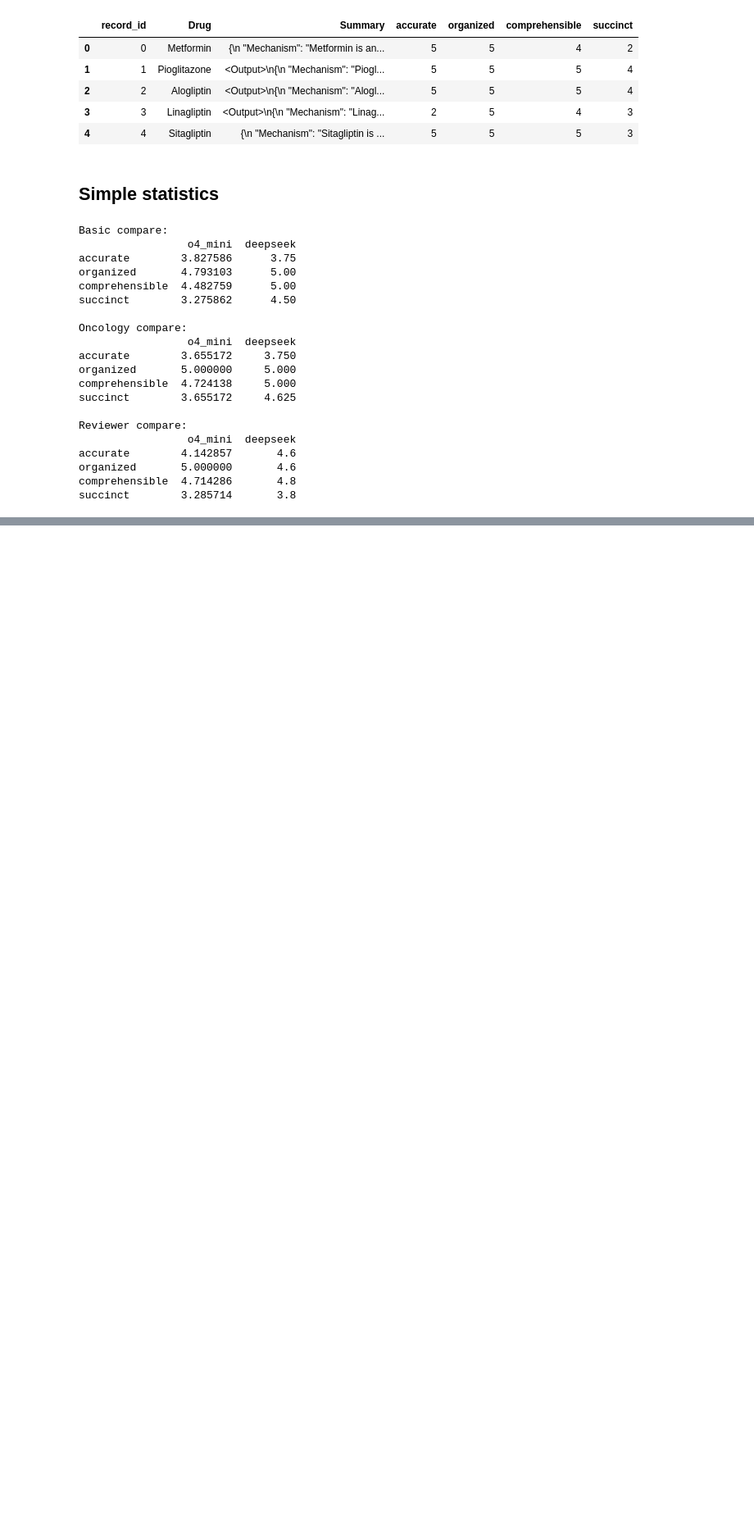
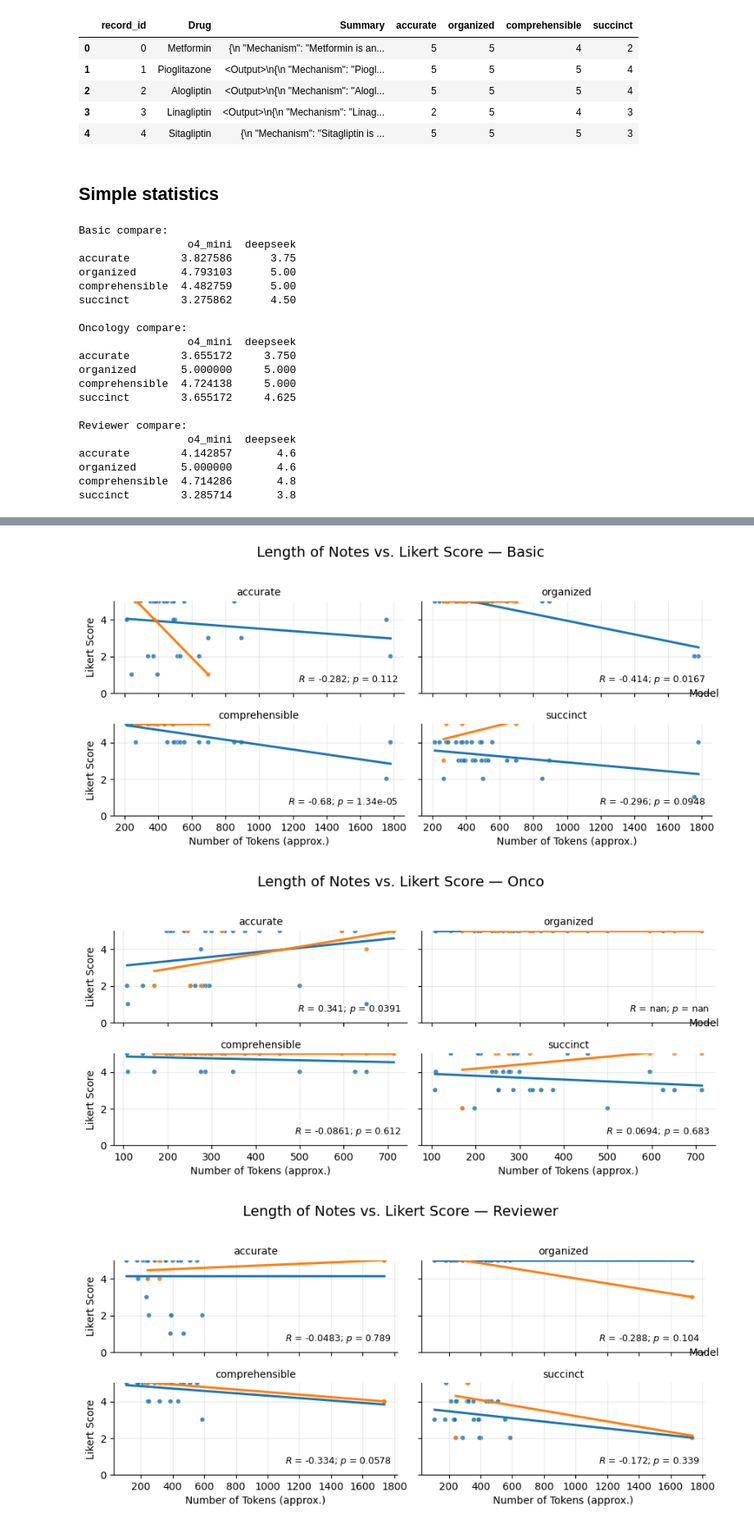
Before and after one commit to loser564/drug-repurposing-codebase, a Jupyter notebook: PART4_LLM_AS_A_JUDGE/P4-4_visualisations.ipynb, the cells around one changed output, grey strips where cells are left out. Shown at 82% size. Cells and saved outputs as stored; diff of their text form; code cells hidden in the pictures; blank space fills up the shorter version.

Commit message:
add visualisations for llm-as-a-judge

```diff
--- a/PART4_LLM_AS_A_JUDGE/P4-4_visualisations.ipynb
+++ b/PART4_LLM_AS_A_JUDGE/P4-4_visualisations.ipynb
@@ -174,0 +149,17 @@ plt.show()
+# %%
+def add_token_len(df, text_col="Summary"):
+    # safe string + approximate tokens
+    s = df[text_col].fillna("").astype(str)
+    df = df.copy()
+    df["n_tokens"] = (s.str.len() / 4).round().astype(int)
+    return df
+
+
+o4_mini_basic = add_token_len(o4_mini_basic)
+deepseek_basic = add_token_len(deepseek_basic)
+
+o4_mini_onco = add_token_len(o4_mini_onco)
+deepseek_onco = add_token_len(deepseek_onco)
+
+o4_mini_reviewer = add_token_len(o4_mini_reviewer)
+deepseek_reviewer = add_token_len(deepseek_reviewer)
@@ -174,0 +189,59 @@ plt.show()
+# %%
+import matplotlib.pyplot as plt
+import seaborn as sns
+from scipy.stats import spearmanr
+
+def plot_tokens_vs_score_by_dataset(plot_df, dataset_name):
+    df = plot_df[plot_df["Dataset"] == dataset_name].copy()
+    metrics = ["accurate", "organized", "comprehensible", "succinct"]
+
+    g = sns.FacetGrid(
+        df, col="Metric", col_wrap=2, height=2.1, aspect=2.0,
+        sharex=True, sharey=True
+    )
+
+    def panel(data, **kws):
+        ax = plt.gca()
+        # scatter by model
+        sns.scatterplot(
+            data=data, x="n_tokens", y="Score",
+            hue="Model", alpha=0.85, s=22, ax=ax, legend=False
+        )
+        # regression lines per model
+        for model in data["Model"].unique():
+            sub = data[data["Model"] == model]
+            sns.regplot(
+                data=sub, x="n_tokens", y="Score",
+                scatter=False, ci=None, ax=ax
+            )
+
+        # spearman on pooled points (matches many papers)
+        rho, p = spearmanr(data["n_tokens"], data["Score"], nan_policy="omit")
+        ax.text(
+            0.98, 0.08, f"$R$ = {rho:.3g}; $p$ = {p:.3g}",
+            transform=ax.transAxes, ha="right", va="bottom", fontsize=9
+        )
+        ax.set_ylim(0, 5)
+        ax.grid(True, alpha=0.25)
+
+    g.map_dataframe(panel)
+    g.set_axis_labels("Number of Tokens (approx.)", "Likert Score")
+    g.set_titles("{col_name}")
+    g.fig.suptitle(f"Length of Notes vs. Likert Score — {dataset_name}", y=1.02, fontsize=14)
+
+    # add a single legend for models
+    handles, labels = plt.gca().get_legend_handles_labels()
+    g.add_legend(title="Model")
+
+
+
+    plt.tight_layout()
+    plt.show()
+
+plot_tokens_vs_score_by_dataset(plot_df, "Basic")
+plot_tokens_vs_score_by_dataset(plot_df, "Onco")
+plot_tokens_vs_score_by_dataset(plot_df, "Reviewer")
+# %% [output]
+[figure, added]
+[figure, added]
+[figure, added]
```
Also changed, not shown: parts of 5 cells of this notebook, 1 other file.
